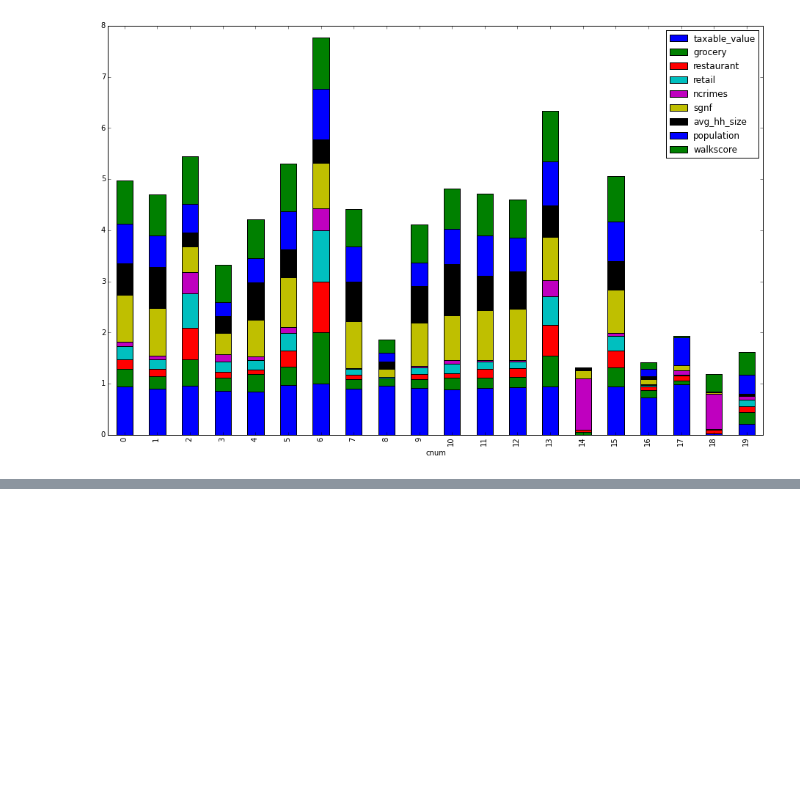
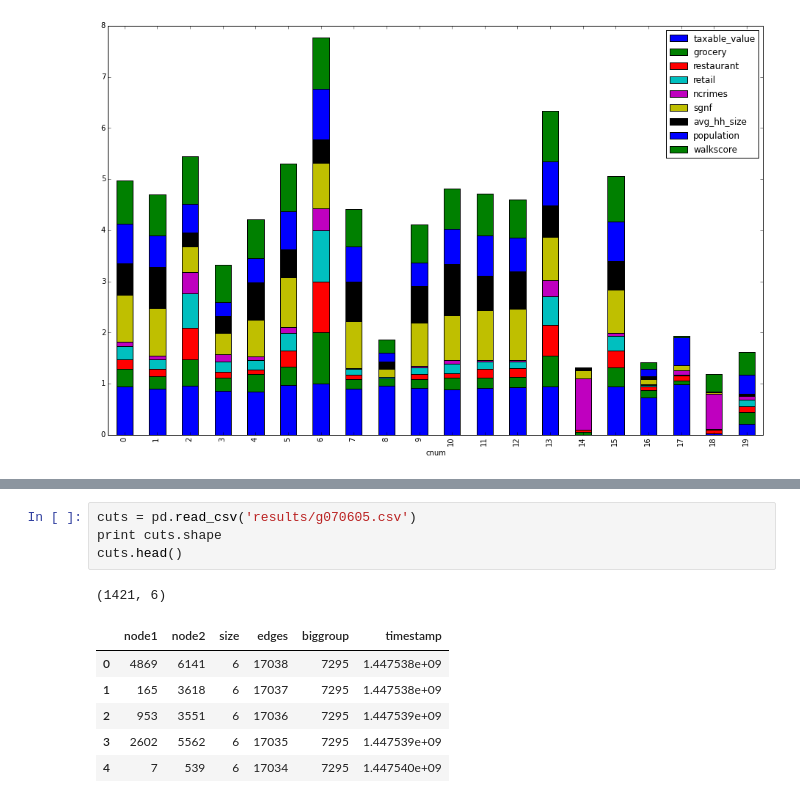
Before and after one commit to crupley/hoodie-development, a Jupyter notebook: explore/evaluate cuts.ipynb, the cells around one changed output, grey strips where cells are left out. Saved outputs shown, nothing was run; the diff lists cells and outputs as text; blank space fills up the shorter version.

```diff
--- a/explore/evaluate cuts.ipynb
+++ b/explore/evaluate cuts.ipynb
@@ -421,0 +425,12 @@ dfbp.plot(kind='bar', stacked=True, figsize = (16, 10));
+# %%
+cuts = pd.read_csv('results/g070605.csv')
+print cuts.shape
+cuts.head()
+# %% [output]
+(1421, 6)
+|  | node1 | node2 | size | edges | biggroup | timestamp |
+| 0 | 4869 | 6141 | 6 | 17038 | 7295 | 1.447538e+09 |
+| 1 | 165 | 3618 | 6 | 17037 | 7295 | 1.447538e+09 |
+| 2 | 953 | 3551 | 6 | 17036 | 7295 | 1.447539e+09 |
+| 3 | 2602 | 5562 | 6 | 17035 | 7295 | 1.447539e+09 |
+| 4 | 7 | 539 | 6 | 17034 | 7295 | 1.447540e+09 |
```
Also changed, not shown: parts of 10 cells of this notebook, 3 other files.
